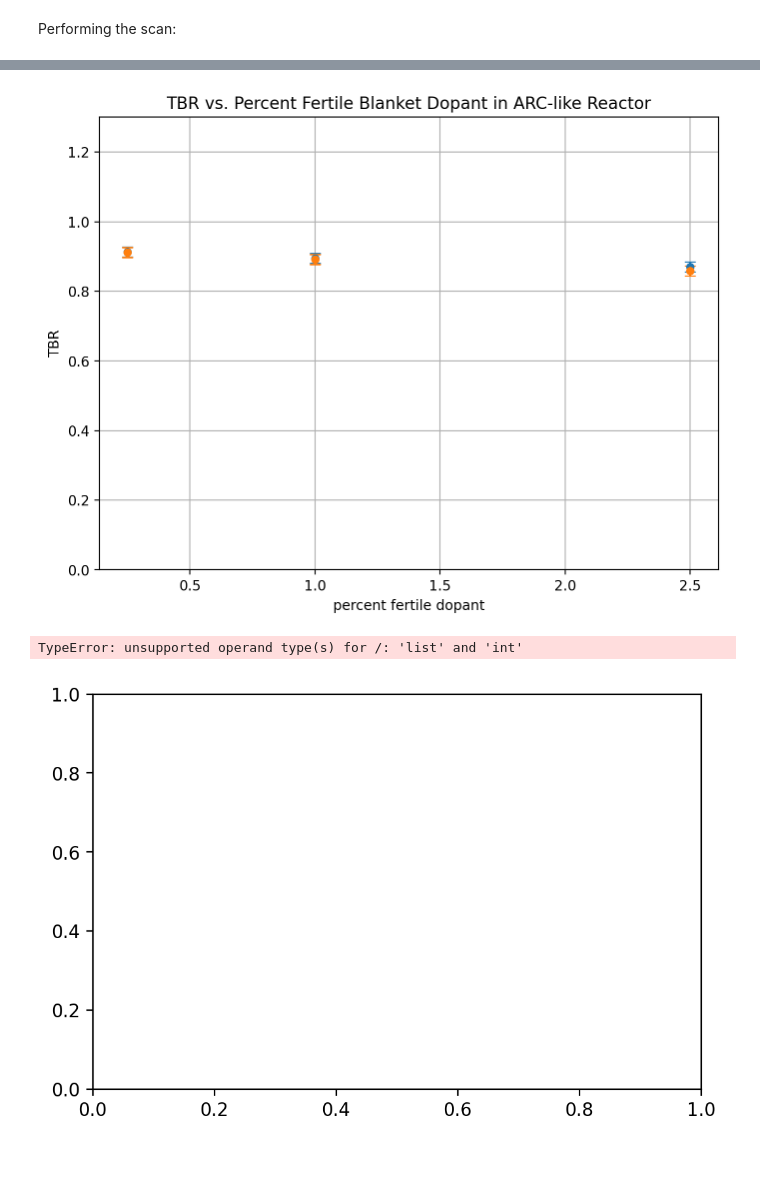
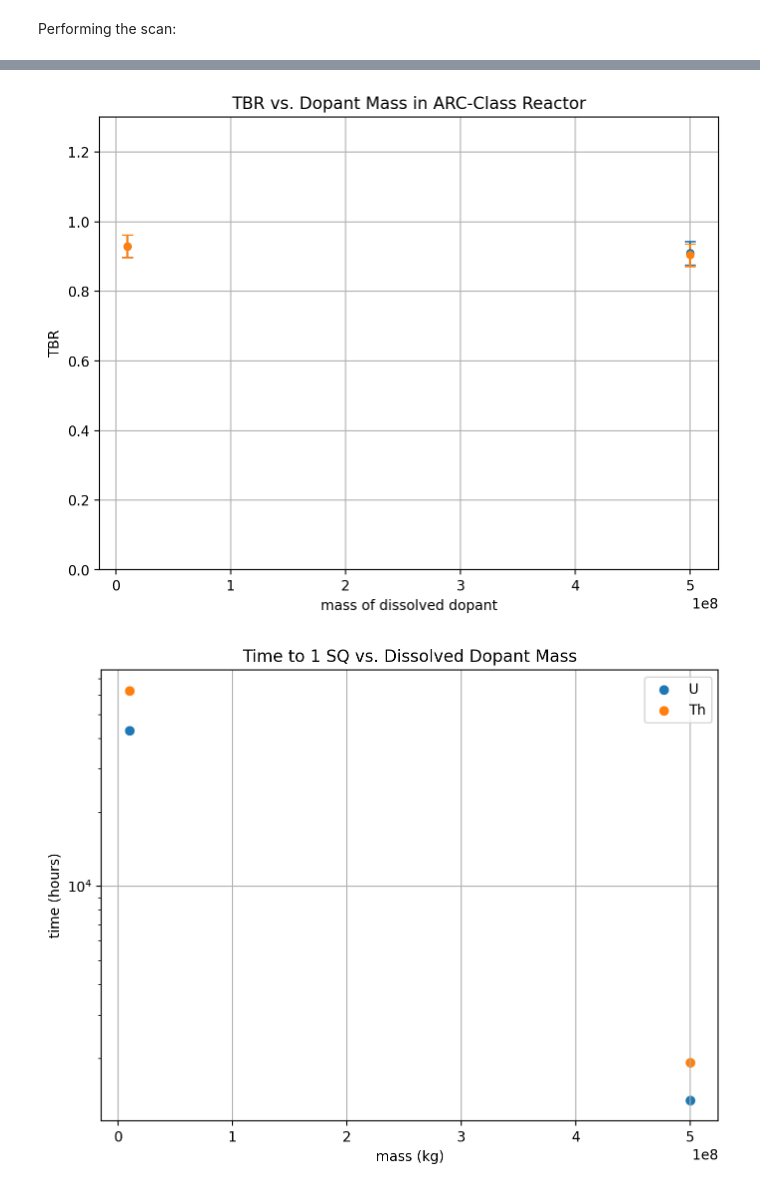
Before and after one commit to jlball/arc-proliferation, a Jupyter notebook: arc2018/depletion_scan/arc2018_depletion_scan.ipynb, the cells around one changed output, grey strips where cells are left out. Cells and saved outputs as stored; diff of their text form; code cells hidden in the pictures; blank space fills up the shorter version.

```diff
--- a/arc2018/depletion_scan/arc2018_depletion_scan.ipynb
+++ b/arc2018/depletion_scan/arc2018_depletion_scan.ipynb
@@ -227,8 +240,27 @@ def compute_times():
 
     return times
 
+def masses_to_percents_fertile(dopant, masses):
+    if dopant == "U":
+        tetrafluoride_density = nmm.Material.from_library("uf4").density
+        dopant_molar_mass = 238.029 #g/mol
+        tetrafluoride_molar_mass = 314.02 #g/
+    elif dopant == "Th":
+        tetrafluoride_density = nmm.Material.from_library("thf4").density
+        dopant_molar_mass = 232.038 #g/mol
+        tetrafluoride_molar_mass = 308.03 #g/mol
+
+    #Convert masses to percents fertile
+    #Compute moles of uranium
+    moles = masses / dopant_molar_mass
+    tetrafluroide_masses = moles * tetrafluoride_molar_mass
+    tetrafluroide_volumes = tetrafluroide_masses / tetrafluoride_density
+    percents_fertile = tetrafluroide_volumes / total_blanket_volume
+
+    return percents_fertile
+
 def extract_tbr(return_arrays=False):
-    num_time_steps = len(time_steps) + 1
+    num_time_steps = len(time_steps)
 
     tbr_vals, tbr_std = np.empty(num_time_steps), np.empty(num_time_steps)
     for i in range(0, num_time_steps):
@@ -251,15 +283,17 @@ def convert_to_kg(num_atoms, isotope):
     return mass
 
 def get_atoms(isotope, results):
+    #materials = openmc.Materials.from_xml()
     atoms = 0
-    for mat in range(0, len(blanket_material_ids)):
-        _, result = results.get_atoms(mat, isotope)
+    for mat in blanket_material_ids:
+        _, result = results.get_atoms(str(mat), isotope)
         atoms += result
 
     return atoms
 
 #Retrieve the mass of a particular isotope in the blanket
 def get_mass(isotope, results):
+    print(type(isotope))
     atoms = get_atoms(isotope, results)
     mass = convert_to_kg(atoms, isotope)
     return mass
@@ -293,6 +327,10 @@ Performing the scan:
 # %%
 for dopant in dopant_species:
     print("~~~~~~ DOPANT SPECIES: " + dopant + " ~~~~~~")
+
+    # Compute percents fertile
+    percents_fertile = masses_to_percents_fertile(dopant, masses)
+
     for i, percent_fertile in enumerate(percents_fertile):
         # Create materials object with desired pertile percent:
         materials, blanket_material_ids = generate_materials(percent_fertile=percent_fertile, Li6_enrichment=Li6_enrichment, dopant=dopant)
@@ -330,12 +368,15 @@ for dopant in dopant_species:
 
     # Store the computed data in a JSON file for later analysis and plotting:
     collected_data = {
-        "percents_fertile" : percents_fertile,
+        "percents_fertile" : percents_fertile.tolist(),
+        "masses" : (masses/1000).tolist(),
         "times_to_sq" : times_to_sq.tolist(),
         "tbrs" : tbrs.tolist(),
         "tbrs_std" : tbrs_std.tolist()
     }
 
+    print(collected_data)
+
     with open(dopant + "_depletion_data.json", "w") as outfile:
         json.dump(collected_data, outfile, indent=4)
 # %% [output]
@@ -484,34 +535,34 @@ for dopant in dopant_species:
     file = open(dopant + '_depletion_data.json',)
     loaded_data = json.load(file)
     file.close()
-    ax.errorbar(loaded_data['percents_fertile'], loaded_data['tbrs'], yerr=loaded_data['tbrs_std'], fmt='.', ms=10, capsize=4)
+    ax.errorbar(loaded_data['masses'], loaded_data['tbrs'], yerr=loaded_data['tbrs_std'], fmt='.', ms=10, capsize=4)
 
-ax.set(title='TBR vs. Percent Fertile Blanket Dopant in ARC-like Reactor', xlabel="percent fertile dopant", ylabel='TBR', ylim=[0, 1.3])
+ax.set(title='TBR vs. Dopant Mass in ARC-Class Reactor', xlabel="mass of dissolved dopant", ylabel='TBR', ylim=[0, 1.3])
 ax.grid()
 
 plt.gcf().set_size_inches(8, 6)
 plt.show()
 # %% [output]
-[figure, old version]
+[figure, new version]
 # %%
 fig, ax = plt.subplots(dpi=plot_dpi)
 
 for dopant in dopant_species:
     # Import and read JSON file containing volume information computed by paramak
     file = open(dopant + '_depletion_data.json',)
     loaded_data = json.load(file)
     file.close()
-    ax.scatter(loaded_data['percents_fertile'], loaded_data['times_to_sq'])
+    ax.scatter(loaded_data['masses'], loaded_data['times_to_sq'], label=dopant)
 
-ax.set(title="Time to 1 SQ vs. Fertile Percent", xlabel="percent fertile", ylabel='time (hours)')
+ax.set(title="Time to 1 SQ vs. Dissolved Dopant Mass", xlabel="mass (kg)", ylabel='time (hours)')
 ax.grid()
+ax.legend()
 ax.set_yscale('log')
 
 plt.gcf().set_size_inches(8, 6)
 plt.show()
 # %% [output]
-TypeError: unsupported operand type(s) for /: 'list' and 'int'
-[figure, old version]
+[figure, new version]
 # %%
 fig, ax = plt.subplots(dpi=plot_dpi)
 
```
Also changed, not shown: parts of 6 cells of this notebook.
